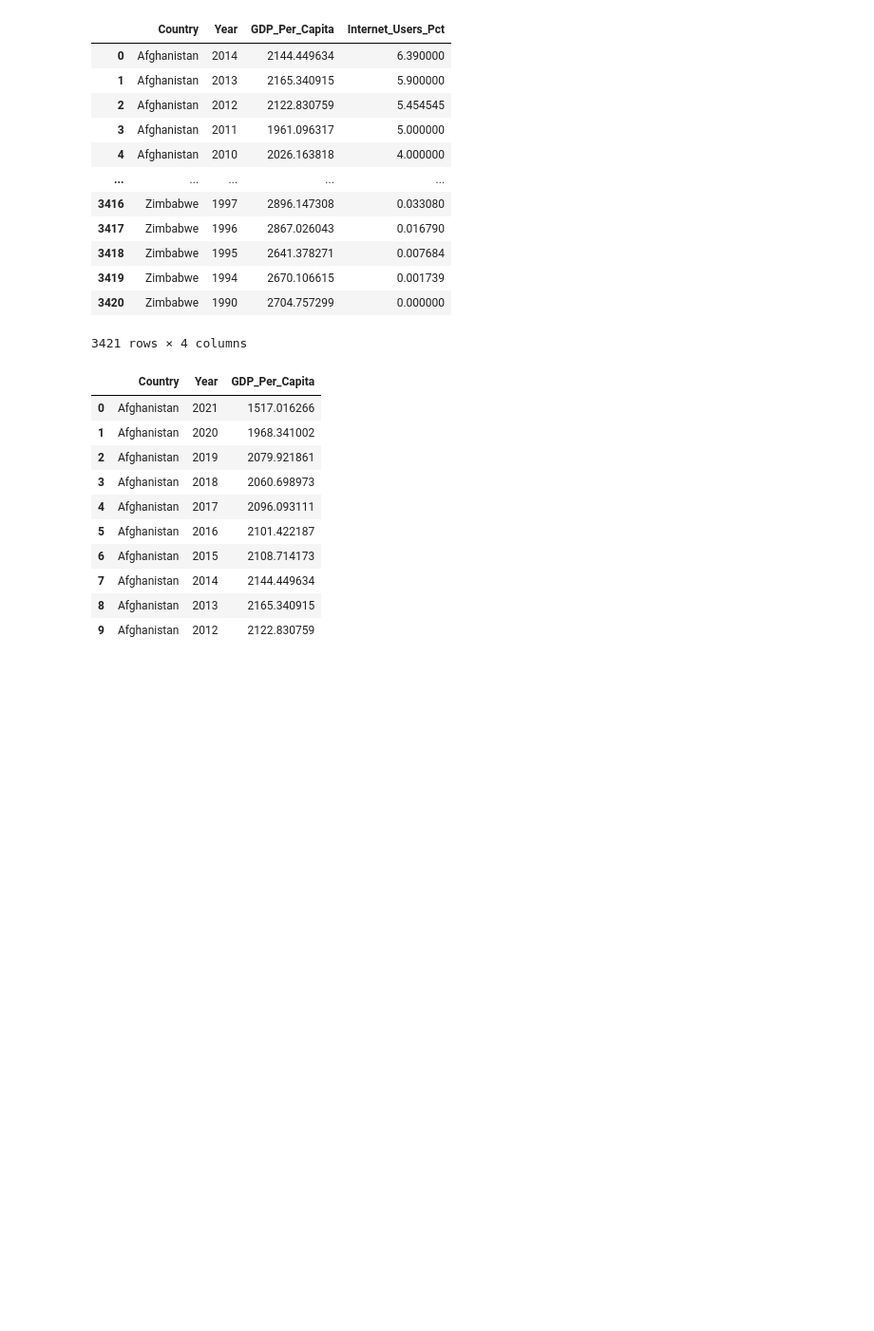
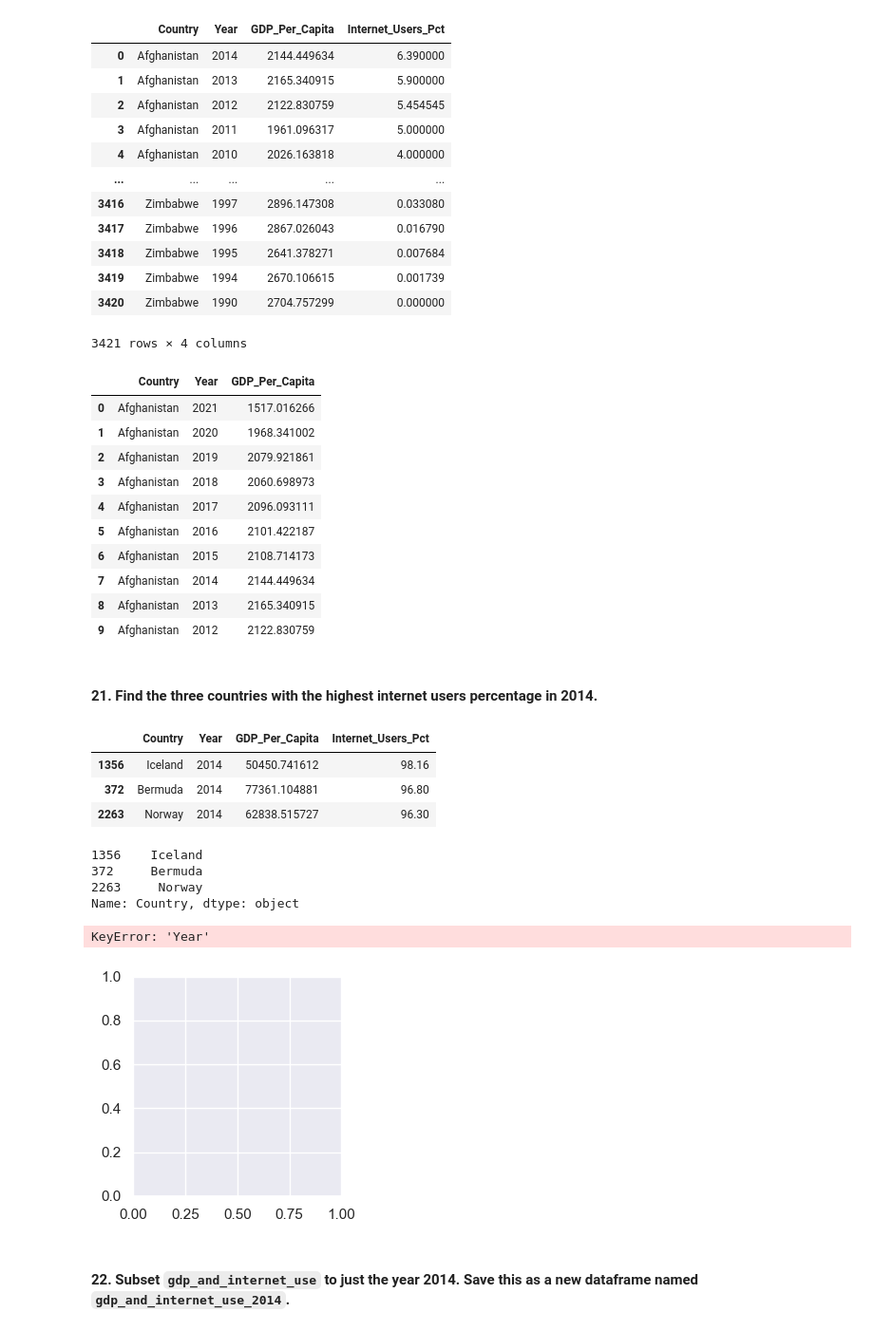
Before and after one commit to NSS-Data-Analytics-Cohort-11/undata-YMcMurtry, a Jupyter notebook: notebook/UN_data_analysis_DA11.ipynb, the cells around one changed output. Shown at 95% size. Saved outputs shown, nothing was run; the diff lists cells and outputs as text; code cells hidden in the pictures; blank space fills up the shorter version.

```diff
--- a/notebook/UN_data_analysis_DA11.ipynb
+++ b/notebook/UN_data_analysis_DA11.ipynb
@@ -477,4 +500,4 @@ sns.regplot(x=burundi_df["Year"], y=burundi_df["GDP_Per_Capita"],fit_reg=False)
 #Bonus- unsuccessful
 gdp_1990 = gdp_df.loc[gdp_df['Year'] == 1990]
 # %%
-gdp_df["lower_2020_gdp?"] = gdp_2020["GDP_Per_Capita"] < gdp_1990["GDP_Per_Capita"]
+lower_gdp = pd.merge(gdp_2020, gdp_1990, on=['Country'])
@@ -703,3 +799,35 @@ gdp_df.head(10)
 | 7 | Afghanistan | 2014 | 2144.449634 |
 | 8 | Afghanistan | 2013 | 2165.340915 |
 | 9 | Afghanistan | 2012 | 2122.830759 |
+# %% [markdown]
+#### 21. Find the three countries with the highest internet users percentage in 2014.
+# %%
+gdp_internet_2014 = gdp_and_internet_use[gdp_and_internet_use["Year"] == 2014]
+# %%
+gdp_internet_2014.sort_values('Internet_Users_Pct', ascending = False).head(3)
+#top 3 internet user percentages in 2014
+# %% [output]
+|  | Country | Year | GDP_Per_Capita | Internet_Users_Pct |
+| 1356 | Iceland | 2014 | 50450.741612 | 98.16 |
+| 372 | Bermuda | 2014 | 77361.104881 | 96.80 |
+| 2263 | Norway | 2014 | 62838.515727 | 96.30 |
+# %%
+countries = gdp_internet_2014.sort_values('Internet_Users_Pct', ascending = False).head(3)['Country']
+# %%
+countries
+# %% [output]
+1356    Iceland
+372     Bermuda
+2263     Norway
+Name: Country, dtype: object
+# %%
+#could not figure out, will come back to
+#tips = sns.load_dataset("tips")
+sns.FacetGrid(gdp_and_internet_use)
+g = sns.FacetGrid(countries, col="GDP_Per_Capita",  row="Year")
+g.map(sns.scatterplot, gdp_and_internet_use["Country"] == Iceland | gdp_and_internet_use["Country"] == Bermuda | gdp_and_internet_use["Country"] ==Norway)
+# %% [output]
+KeyError: 'Year'
+[figure, added]
+# %% [markdown]
+#### 22. Subset `gdp_and_internet_use` to just the year 2014. Save this as a new dataframe named `gdp_and_internet_use_2014`.
```
Also changed, not shown: parts of 27 cells of this notebook, 1 other file.
